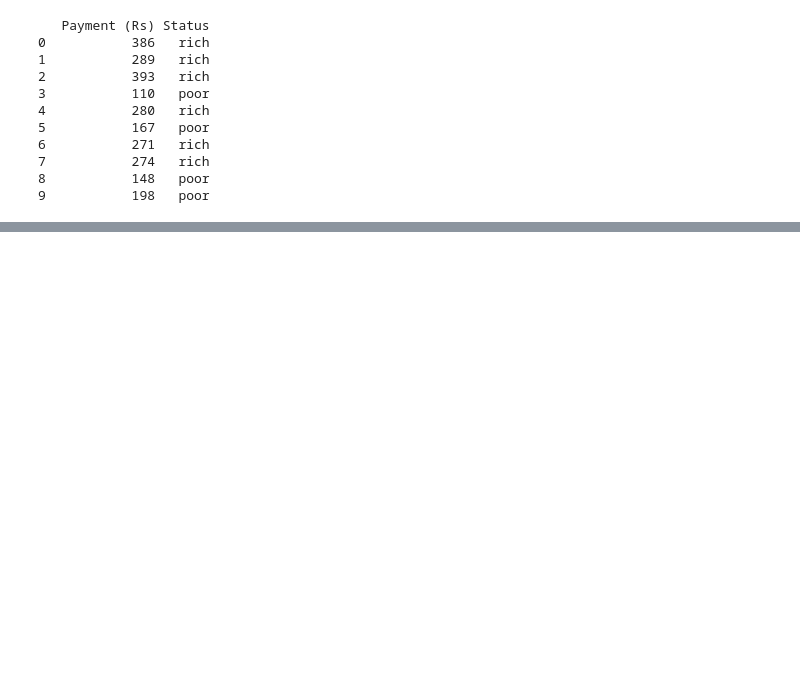
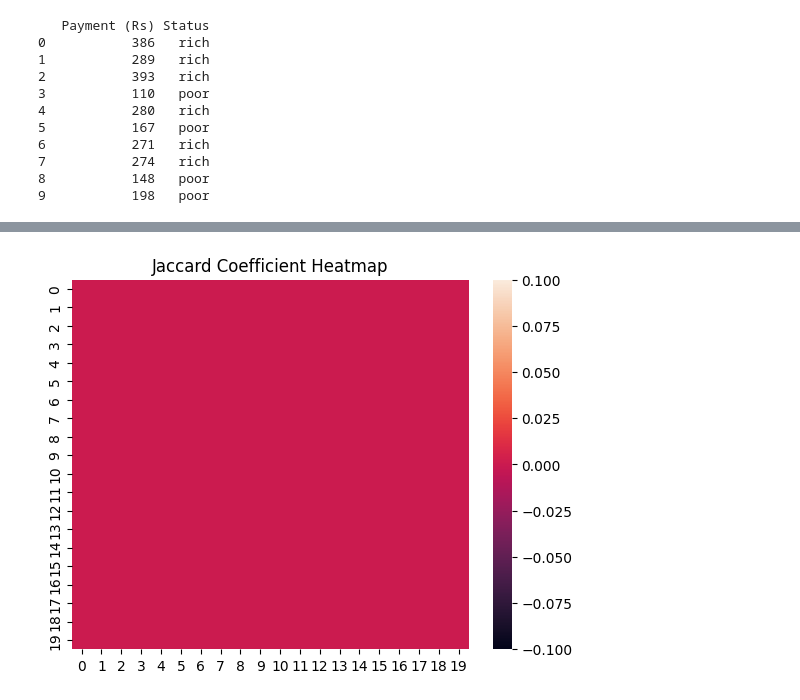
Before and after one commit to paramesh502/Machine_Learning-22AIE213, a Jupyter notebook: Lab_session_2/lab_session_2.ipynb, the cells around one changed output, grey strips where cells are left out. Saved outputs shown, nothing was run; the diff lists cells and outputs as text; code cells hidden in the pictures; blank space fills up the shorter version.

```diff
--- a/Lab_session_2/lab_session_2.ipynb
+++ b/Lab_session_2/lab_session_2.ipynb
@@ -97,0 +388,94 @@ main()
+# %%
+# A7
+import pandas as pd
+import numpy as np
+import seaborn as sns
+import matplotlib.pyplot as plt
+
+def load_thyroid_data(file_path):
+    return pd.read_excel(file_path, sheet_name=2)
+
+def get_binary_columns(data):
+    cols = []
+    for c in data.columns:
+        vals = data[c].dropna().unique()
+        if set(vals).issubset({0, 1}):
+            cols.append(c)
+    return cols
+
+def compute_frequencies(v1, v2):
+    f11 = f10 = f01 = f00 = 0
+    for i in range(len(v1)):
+        if v1[i] == 1 and v2[i] == 1:
+            f11 += 1
+        elif v1[i] == 1 and v2[i] == 0:
+            f10 += 1
+        elif v1[i] == 0 and v2[i] == 1:
+            f01 += 1
+        else:
+            f00 += 1
+    return f11, f10, f01, f00
+
+def jaccard(f11, f10, f01):
+    denom = f11 + f10 + f01
+    if denom == 0:
+        return 0
+    return f11 / denom
+
+def smc(f11, f10, f01, f00):
+    total = f11 + f10 + f01 + f00
+    if total == 0:
+        return 0
+    return (f11 + f00) / total
+
+def cosine_similarity(v1, v2):
+    n1 = np.linalg.norm(v1)
+    n2 = np.linalg.norm(v2)
+    if n1 == 0 or n2 == 0:
+        return 0
+    return np.dot(v1, v2) / (n1 * n2)
+
+def main():
+    file_path = "Lab Session Data.xlsx"
+    data = load_thyroid_data(file_path)
+    data20 = data.iloc[:20]
+
+    binary_cols = get_binary_columns(data20)
+    num_data = data20.select_dtypes(include=[np.number])
+
+    n = len(data20)
+    jc_mat = np.zeros((n, n))
+    smc_mat = np.zeros((n, n))
+    cos_mat = np.zeros((n, n))
+
+    for i in range(n):
+        for j in range(n):
+            if len(binary_cols) > 0:
+                v1b = data20.loc[i, binary_cols].values
+                v2b = data20.loc[j, binary_cols].values
+                f11, f10, f01, f00 = compute_frequencies(v1b, v2b)
+                jc_mat[i, j] = jaccard(f11, f10, f01)
+                smc_mat[i, j] = smc(f11, f10, f01, f00)
+            else:
+                jc_mat[i, j] = 0
+                smc_mat[i, j] = 0
+
+            v1n = num_data.iloc[i].values
+            v2n = num_data.iloc[j].values
+            cos_mat[i, j] = cosine_similarity(v1n, v2n)
+
+    # Heatmaps
+    sns.heatmap(jc_mat, annot=False)
+    plt.title("Jaccard Coefficient Heatmap")
+    plt.show()
+
+    sns.heatmap(smc_mat, annot=False)
+    plt.title("Simple Matching Coefficient Heatmap")
+    plt.show()
+    sns.heatmap(cos_mat, annot=False)
+    plt.title("Cosine Similarity Heatmap")
+    plt.show()
+
+main()
+# %% [output]
+[figure, added]
```
Also changed, not shown: parts of 8 cells of this notebook, 1 other file.
